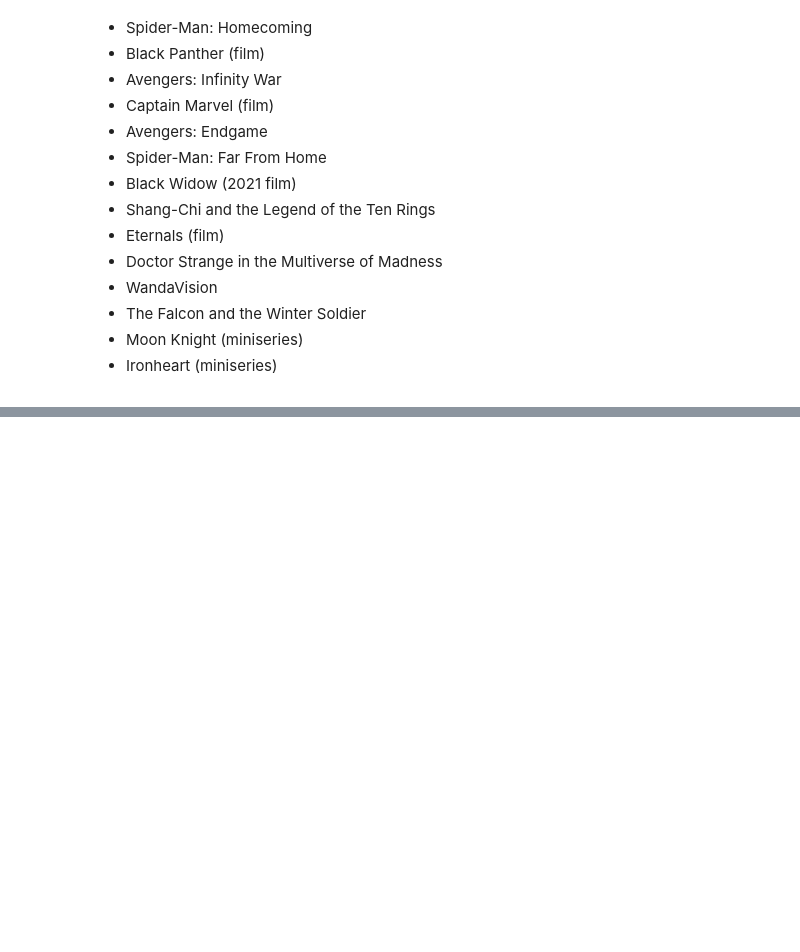
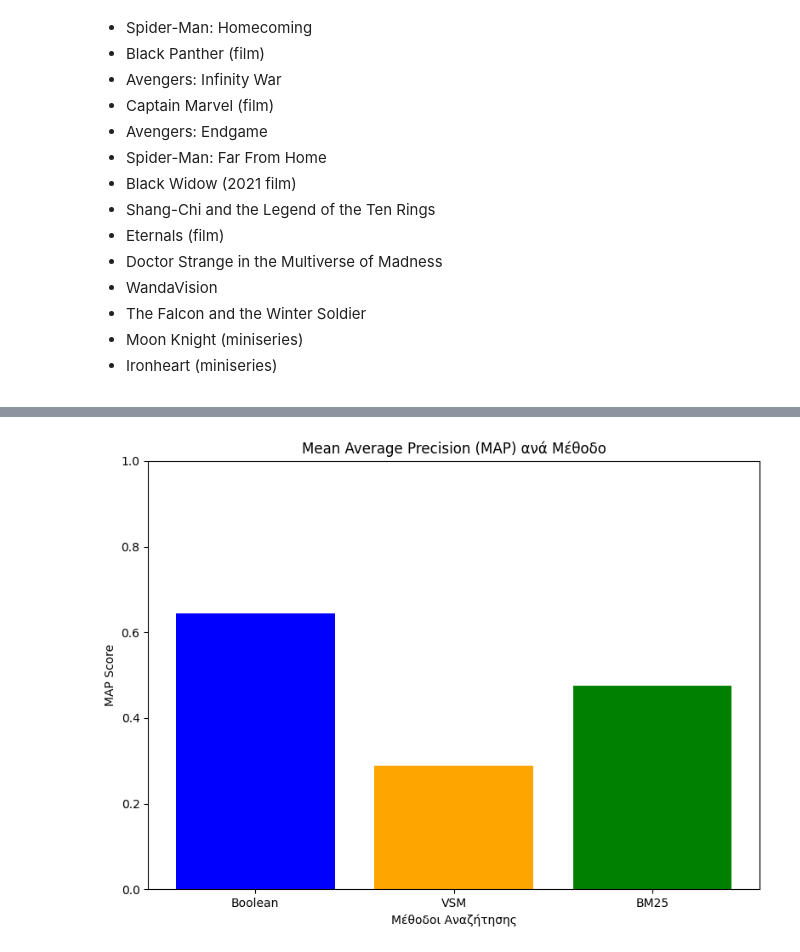
Before and after one commit to Greeksouvlaki/InformationRetrievalAssignment, a Jupyter notebook: organized_notes.ipynb, the cells around one changed output, grey strips where cells are left out. Cells and saved outputs as stored; diff of their text form; code cells hidden in the pictures; blank space fills up the shorter version.

```diff
--- a/organized_notes.ipynb
+++ b/organized_notes.ipynb
@@ -305,0 +340,31 @@ Top Results:
+# %%
+import json
+
+with open('processed_articles.json', 'r', encoding='utf-8') as file:
+    processed_articles = json.load(file)
+
+# Λίστα ερωτημάτων
+queries = {
+    "hulk": [],
+    "iron man": [],
+    "thor": [],
+    "avengers": [],
+    "captain america": [],
+    "black panther": [],
+    "infinity stones": [],
+    "guardians of the galaxy": [],
+    "loki": [],
+    "multiverse": []
+}
+
+# Δημιουργία του ground truth χειροκίνητα
+for query in queries.keys():
+    for article_id, article in enumerate(processed_articles):
+        if query in article['title'].lower() or query in " ".join(article['tokens']).lower():
+            queries[query].append(article_id)
+
+# Αποθήκευση του ground truth
+with open('ground_truth.json', 'w', encoding='utf-8') as file:
+    json.dump(queries, file, indent=4, ensure_ascii=False)
+
+print("Ground truth created and saved as 'ground_truth.json'.")
@@ -305,0 +458,13 @@ Top Results:
+# %%
+# MAP Graph
+plt.figure(figsize=(8, 6))
+plt.bar(map_scores.keys(), map_scores.values(), color=['blue', 'orange', 'green'])
+
+plt.title("Mean Average Precision (MAP) ανά Μέθοδο")
+plt.xlabel("Μέθοδοι Αναζήτησης")
+plt.ylabel("MAP Score")
+plt.ylim(0, 1)
+plt.tight_layout()
+plt.show()
+# %% [output]
+[figure, added]
```
Also changed, not shown: parts of 8 cells of this notebook.
